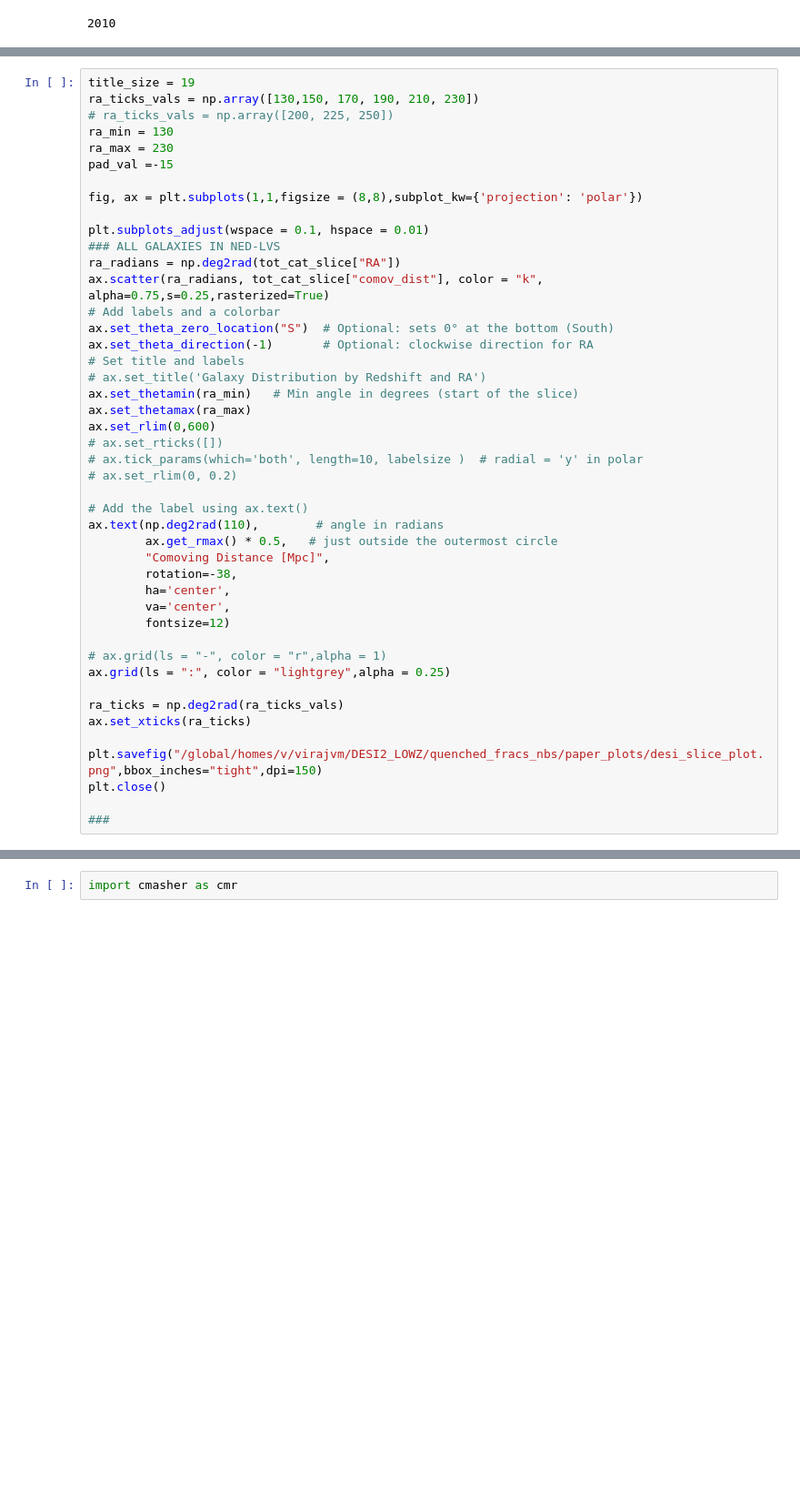
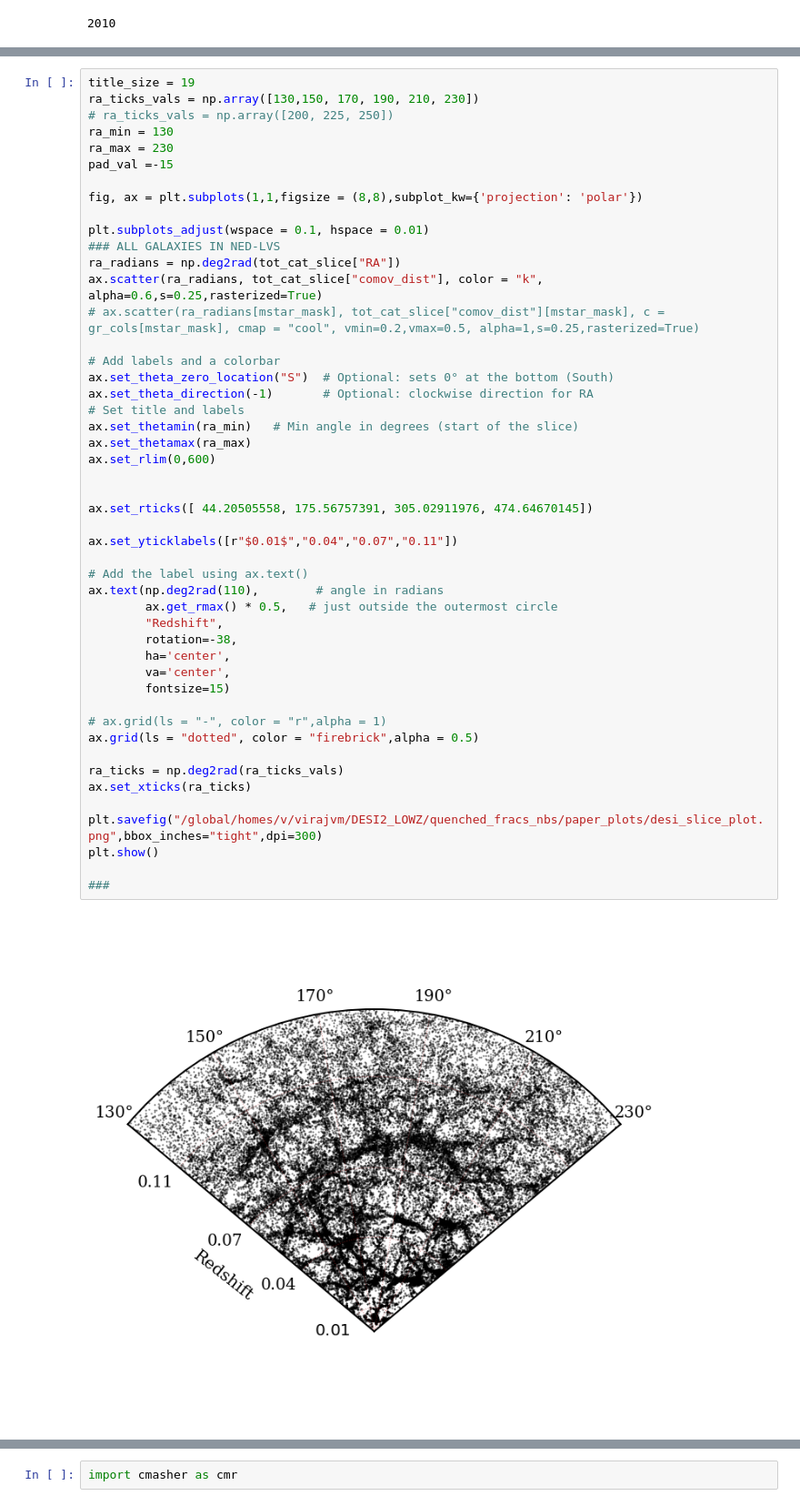
Before and after one commit to virajvman/desi_dwarfs, a Jupyter notebook: notebooks/catalog_paper/survey_plot.ipynb, the cells around one changed output, grey strips where cells are left out. Shown at 91% size. Saved outputs shown, nothing was run; the diff lists cells and outputs as text; blank space fills up the shorter version.

```diff
--- a/notebooks/catalog_paper/survey_plot.ipynb
+++ b/notebooks/catalog_paper/survey_plot.ipynb
@@ -264,40 +141,45 @@ ra_min = 130
 ra_max = 230
 pad_val =-15
 
 fig, ax = plt.subplots(1,1,figsize = (8,8),subplot_kw={'projection': 'polar'})
 
 plt.subplots_adjust(wspace = 0.1, hspace = 0.01)
 ### ALL GALAXIES IN NED-LVS
 ra_radians = np.deg2rad(tot_cat_slice["RA"])
-ax.scatter(ra_radians, tot_cat_slice["comov_dist"], color = "k", alpha=0.75,s=0.25,rasterized=True)
+ax.scatter(ra_radians, tot_cat_slice["comov_dist"], color = "k", alpha=0.6,s=0.25,rasterized=True)
+# ax.scatter(ra_radians[mstar_mask], tot_cat_slice["comov_dist"][mstar_mask], c = gr_cols[mstar_mask], cmap = "cool", vmin=0.2,vmax=0.5, alpha=1,s=0.25,rasterized=True)
+
 # Add labels and a colorbar
 ax.set_theta_zero_location("S")  # Optional: sets 0° at the bottom (South)
 ax.set_theta_direction(-1)       # Optional: clockwise direction for RA
 # Set title and labels
-# ax.set_title('Galaxy Distribution by Redshift and RA')
 ax.set_thetamin(ra_min)   # Min angle in degrees (start of the slice)
 ax.set_thetamax(ra_max)
 ax.set_rlim(0,600)
-# ax.set_rticks([])
-# ax.tick_params(which='both', length=10, labelsize )  # radial = 'y' in polar
-# ax.set_rlim(0, 0.2)
+
+
+ax.set_rticks([ 44.20505558, 175.56757391, 305.02911976, 474.64670145])
+
+ax.set_yticklabels([r"$0.01$","0.04","0.07","0.11"])
 
 # Add the label using ax.text()
 ax.text(np.deg2rad(110),        # angle in radians
         ax.get_rmax() * 0.5,   # just outside the outermost circle
-        "Comoving Distance [Mpc]",
+        "Redshift",
         rotation=-38,
         ha='center',
         va='center',
-        fontsize=12)
+        fontsize=15)
 
 # ax.grid(ls = "-", color = "r",alpha = 1)
-ax.grid(ls = ":", color = "lightgrey",alpha = 0.25)
+ax.grid(ls = "dotted", color = "firebrick",alpha = 0.5)
 
 ra_ticks = np.deg2rad(ra_ticks_vals)
 ax.set_xticks(ra_ticks)
 
-plt.savefig("/global/homes/v/virajvm/DESI2_LOWZ/quenched_fracs_nbs/paper_plots/desi_slice_plot.png",bbox_inches="tight",dpi=150)
-plt.close()
+plt.savefig("/global/homes/v/virajvm/DESI2_LOWZ/quenched_fracs_nbs/paper_plots/desi_slice_plot.png",bbox_inches="tight",dpi=300)
+plt.show()
 
 ###
+# %% [output]
+[figure, added]
```
Also changed, not shown: parts of 19 cells of this notebook, 12 other files.
